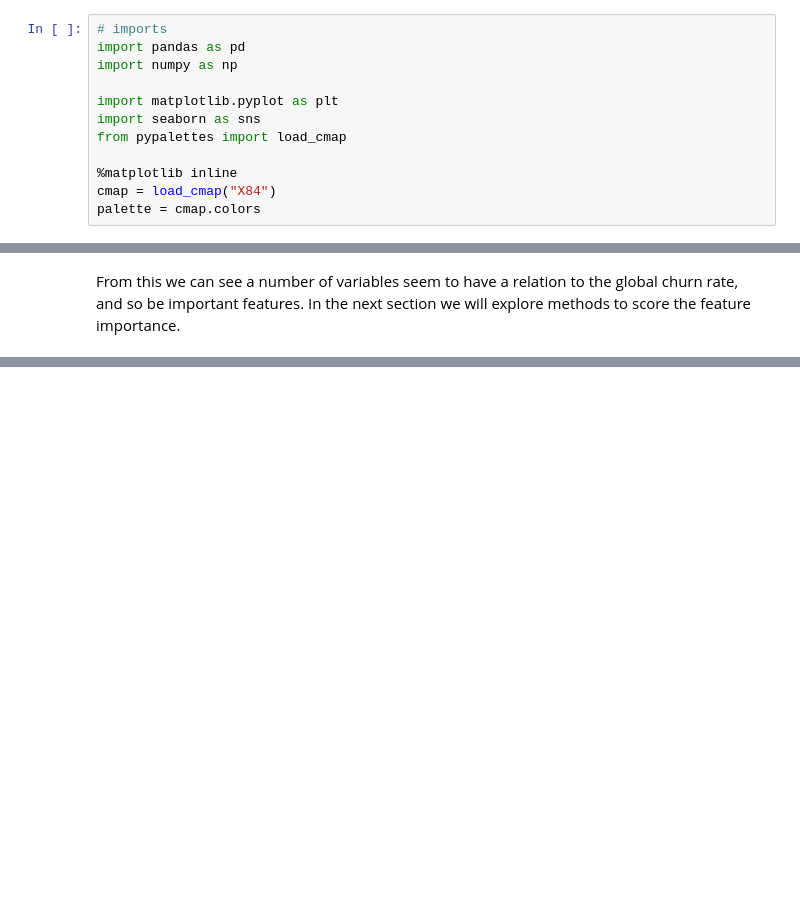
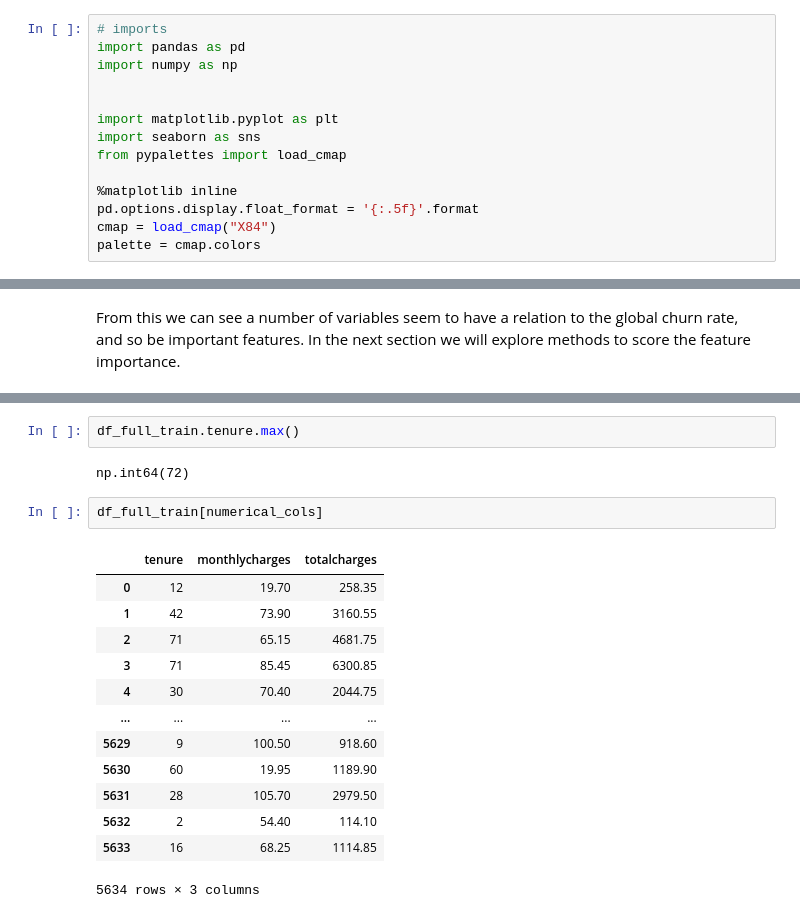
Before and after one commit to ShaniceWilliams/ml-zoomcamp, a Jupyter notebook: 03_Classification/3_Churn_prediction.ipynb, the cells around one changed output, grey strips where cells are left out. Cells and saved outputs as stored; diff of their text form; blank space fills up the shorter version.

```diff
--- a/03_Classification/3_Churn_prediction.ipynb
+++ b/03_Classification/3_Churn_prediction.ipynb
@@ -4,12 +4,14 @@
 # imports
 import pandas as pd
 import numpy as np
+
 
 import matplotlib.pyplot as plt
 import seaborn as sns
 from pypalettes import load_cmap
 
 %matplotlib inline
+pd.options.display.float_format = '{:.5f}'.format
 cmap = load_cmap("X84")
 palette = cmap.colors
 # %% [markdown]
@@ -562,0 +625,20 @@ From this we can see a number of variables seem to have a relation to the global
+# %%
+df_full_train.tenure.max()
+# %% [output]
+np.int64(72)
+# %%
+df_full_train[numerical_cols]
+# %% [output]
+|  | tenure | monthlycharges | totalcharges |
+| 0 | 12 | 19.70 | 258.35 |
+| 1 | 42 | 73.90 | 3160.55 |
+| 2 | 71 | 65.15 | 4681.75 |
+| 3 | 71 | 85.45 | 6300.85 |
+| 4 | 30 | 70.40 | 2044.75 |
+| ... | ... | ... | ... |
+| 5629 | 9 | 100.50 | 918.60 |
+| 5630 | 60 | 19.95 | 1189.90 |
+| 5631 | 28 | 105.70 | 2979.50 |
+| 5632 | 2 | 54.40 | 114.10 |
+| 5633 | 16 | 68.25 | 1114.85 |
+5634 rows × 3 columns
```
Also changed, not shown: parts of 24 cells of this notebook.
